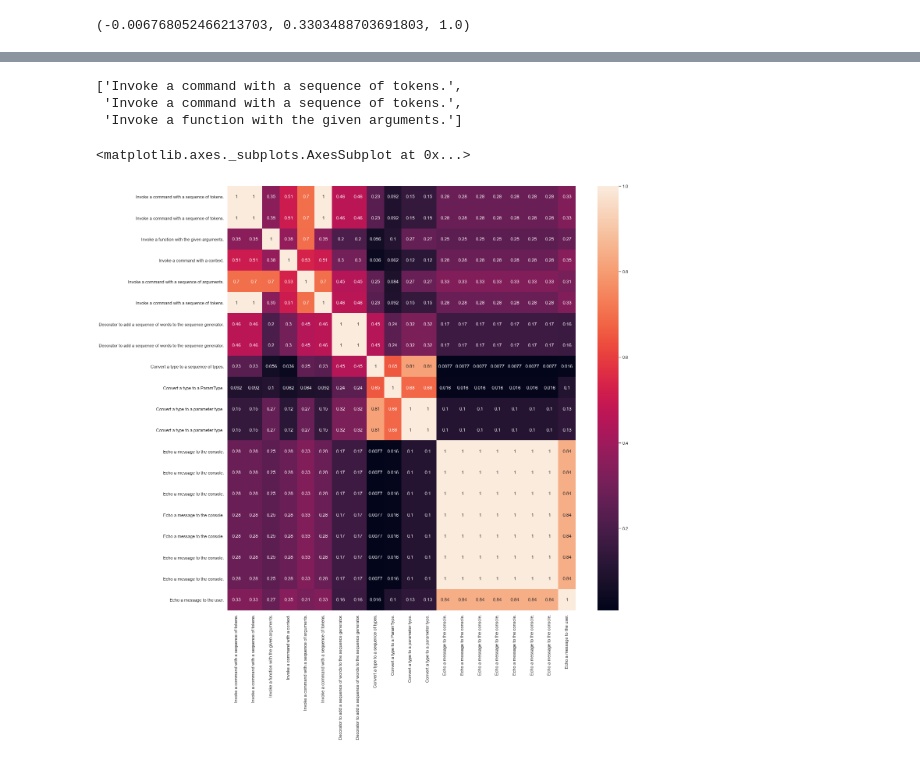
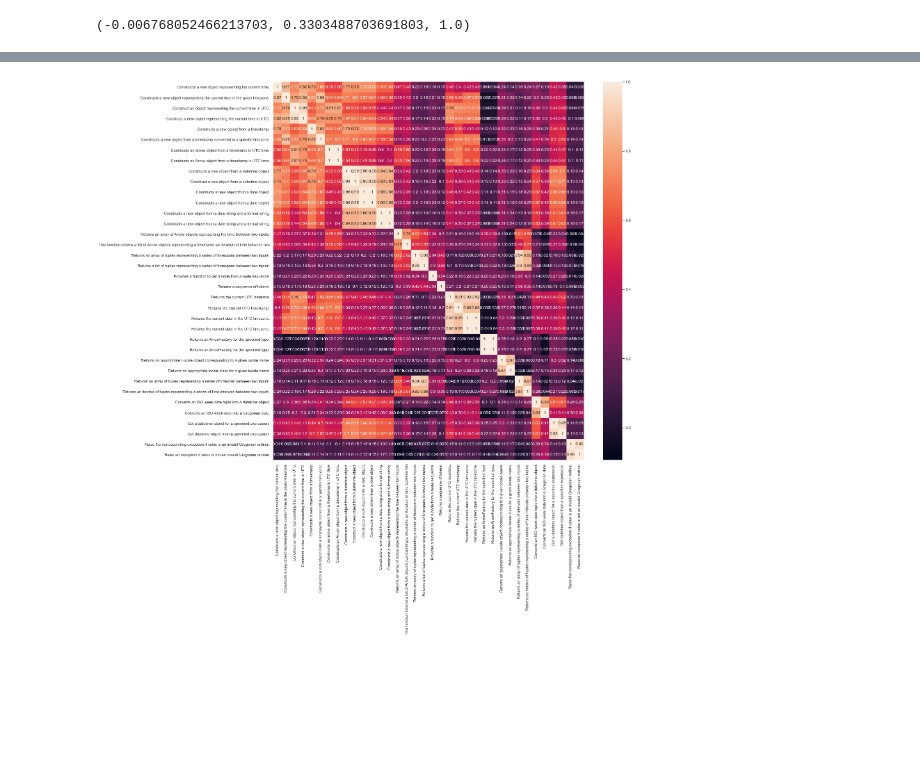
Before and after one commit to backtick-se/docks-master-thesis, a Jupyter notebook: notebooks/T5_to_SBERT_experiment.ipynb, the cells around one changed output, grey strips where cells are left out. Saved outputs shown, nothing was run; the diff lists cells and outputs as text; code cells hidden in the pictures; blank space fills up the shorter version.

```diff
--- a/notebooks/T5_to_SBERT_experiment.ipynb
+++ b/notebooks/T5_to_SBERT_experiment.ipynb
@@ -193,15 +194,22 @@ import pandas as pd
 import numpy as np
 # %%
 def cosine_sims(embeddings):
-  """ Beräkna cos-sim mellan alla embeddings som en numpy matris """
-  sims = np.zeros((len(embeddings), len(embeddings)))
-  for i in range(len(embeddings)):
-    for j in range(len(embeddings)):
-      s1 = summaries[i]
-      s2 = summaries[j]
-      sim = cosine_sim(embeddings[i], embeddings[j])
-      sims[i][j] = sim
-  return sims
+    """ Beräkna cos-sim mellan alla embeddings som en numpy matris """
+    sims = np.zeros((len(embeddings), len(embeddings)))
+    for i in range(len(embeddings)):
+        for j in range(len(embeddings)):
+            sim = cosine_sim(embeddings[i], embeddings[j])
+            sims[i][j] = sim
+    return sims
+# %%
+def show_sims(embeddings, labels):
+    sims = cosine_sims(embeddings)
+    df = pd.DataFrame(sims, index=labels, columns=labels)
+    df
+
+    import seaborn as sns
+    sns.set(rc={'figure.figsize':(20,20)})
+    sns.heatmap(df, annot=True)
 # %%
 sims = cosine_sims(embeddings)
 df = pd.DataFrame(sims, index=summaries, columns=summaries)
@@ -246,23 +278,10 @@ print(len(code_changes))
 # %%
 from tqdm import tqdm
 summaries = []
-for i in tqdm(range(len(code_changes))):
-    add_summary(code_changes[i])
-summaries[:3]
+for change in tqdm(code_changes):
+    add_summary(change)
+#summaries[:3]
-# %% [output]
-['Invoke a command with a sequence of tokens.',
- 'Invoke a command with a sequence of tokens.',
- 'Invoke a function with the given arguments.']
 # %%
-embeddings = sbert.encode(summaries)
+show_sims(embeddings=sbert.encode(summaries), labels=summaries)
+# %% [output]
+[figure, added]
-# %%
-sims = cosine_sims(embeddings)
-df = pd.DataFrame(sims, index=summaries, columns=summaries)
-df
-
-import seaborn as sns
-sns.set(rc={'figure.figsize':(20,20)})
-sns.heatmap(df, annot=True)
-# %% [output]
-<matplotlib.axes._subplots.AxesSubplot at 0x...>
-[figure, removed]
```
Also changed, not shown: parts of 20 cells of this notebook, 1 other file.
